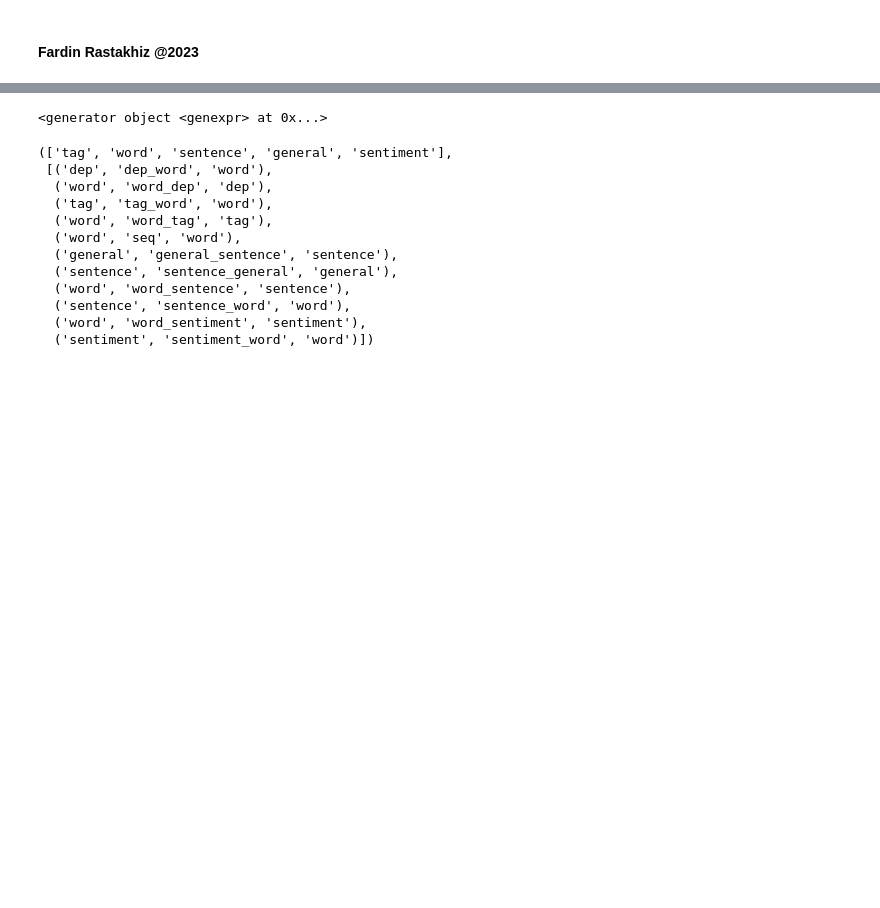
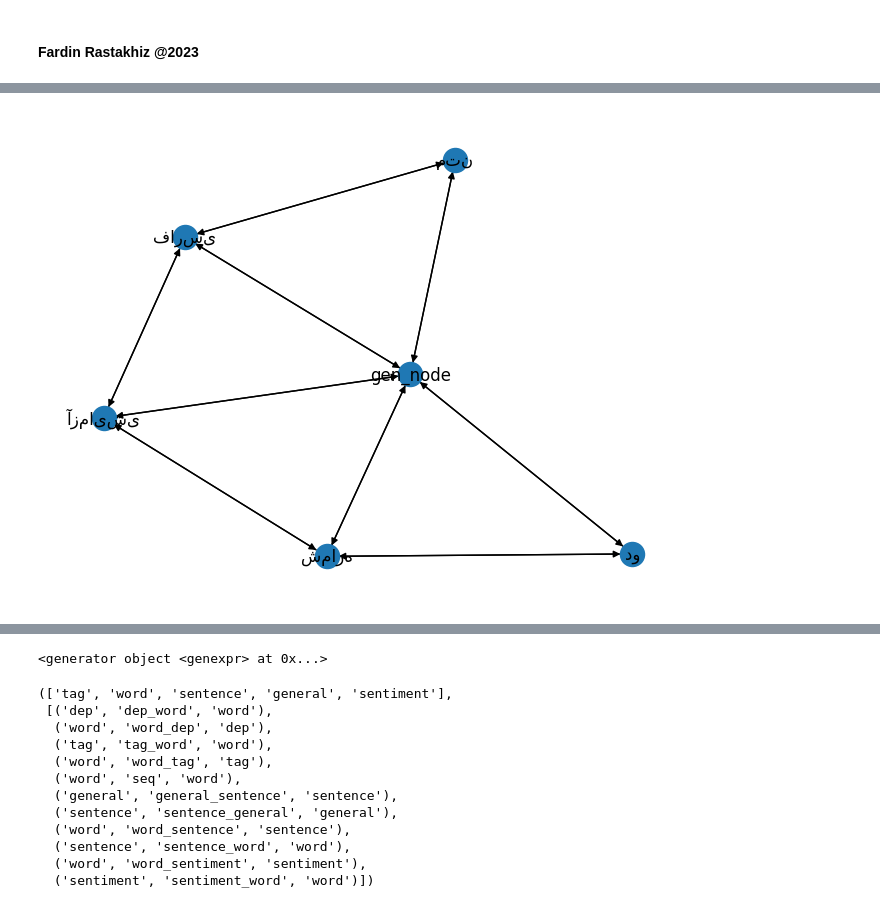
Before and after one commit to raziehAskarizade/Beyond-Words, a Jupyter notebook: 4_SentimentClassificationOnNews.ipynb, the cells around one changed output, grey strips where cells are left out. Saved outputs shown, nothing was run; the diff lists cells and outputs as text; code cells hidden in the pictures; blank space fills up the shorter version.

```diff
--- a/4_SentimentClassificationOnNews.ipynb
+++ b/4_SentimentClassificationOnNews.ipynb
@@ -35,0 +54,6 @@ filename: C:\Users\fardin\Projects\ColorIntelligence\data/GraphData/AG\sentiment
+# %%
+from Scripts.DataManager.GraphConstructor.SequentialGraphConstructor import SequentialGraphConstructor
+
+texts = ['متن فارسی آزمایشی شماره یک' , 'متن فارسی آزمایشی شماره دو' , 'متن فارسی آزمایشی شماره سه']
+graph_const = SequentialGraphConstructor(texts, r'graphs/sequence',config=config, naming_prepend='graph', start_data_load=0, end_data_load=2, load_preprocessed_data=False , use_compression=True , use_general_node=True)
+# graph_const.setup(load_preprocessed_data=True)
@@ -36,3 +78,7 @@ filename: C:\Users\fardin\Projects\ColorIntelligence\data/GraphData/AG\sentiment
+# %%
+graph_const.draw_graph(1)
+# %% [output]
+[figure, added]
 # %%
 # data_manager.update_batch_size(256)
 # %%
```
Also changed, not shown: parts of 5 cells of this notebook, 5 other files.
